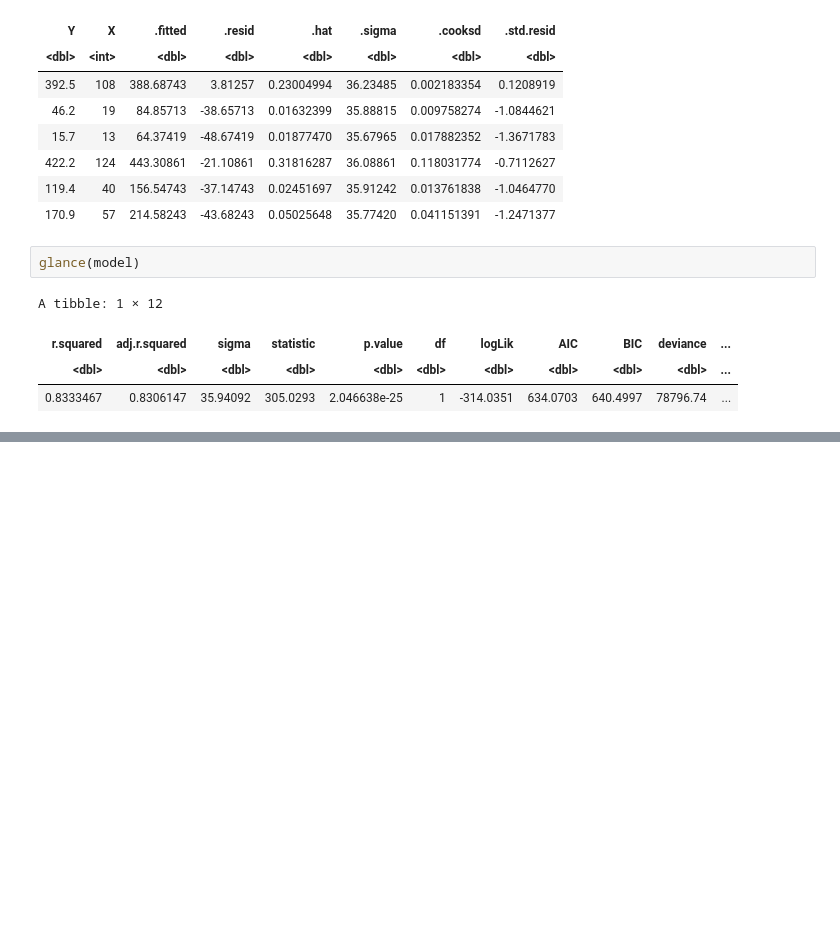
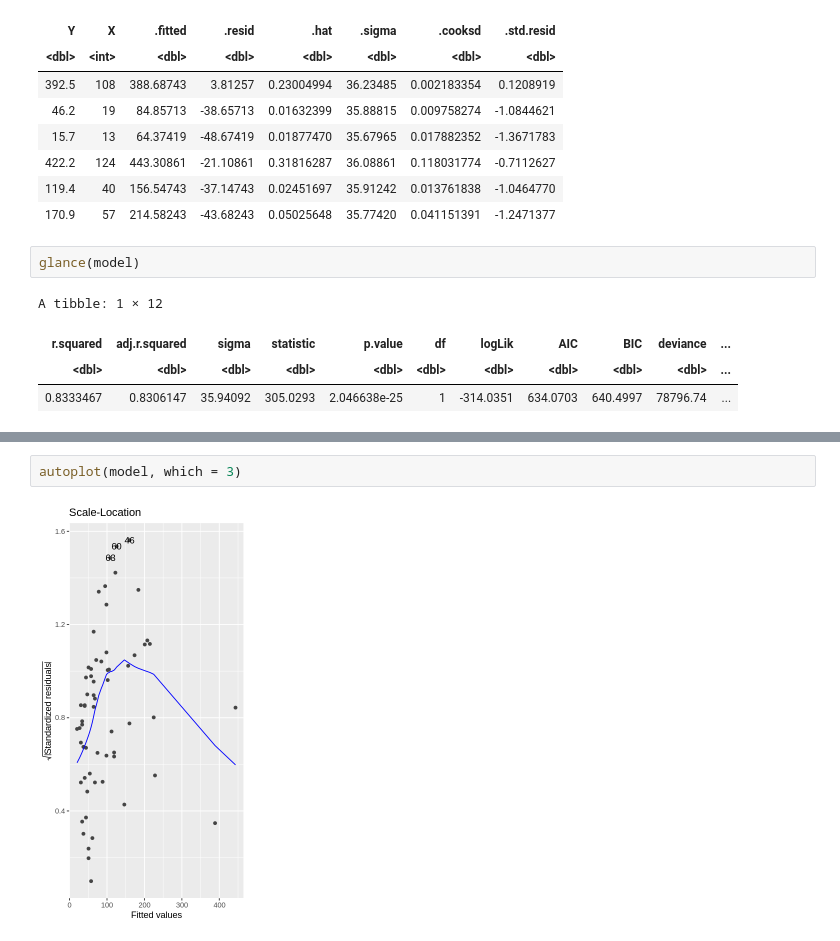
Before and after one commit to polaroidz/polaroidz, a Jupyter notebook: Regression_in_R.ipynb, the cells around one changed output, grey strips where cells are left out. Saved outputs shown, nothing was run; the diff lists cells and outputs as text; blank space fills up the shorter version.

```diff
--- a/Regression_in_R.ipynb
+++ b/Regression_in_R.ipynb
@@ -177,0 +205,4 @@ A tibble: 1 × 12
+# %%
+autoplot(model, which = 3)
+# %% [output]
+[figure, added]
```
Also changed, not shown: parts of 10 cells of this notebook.
